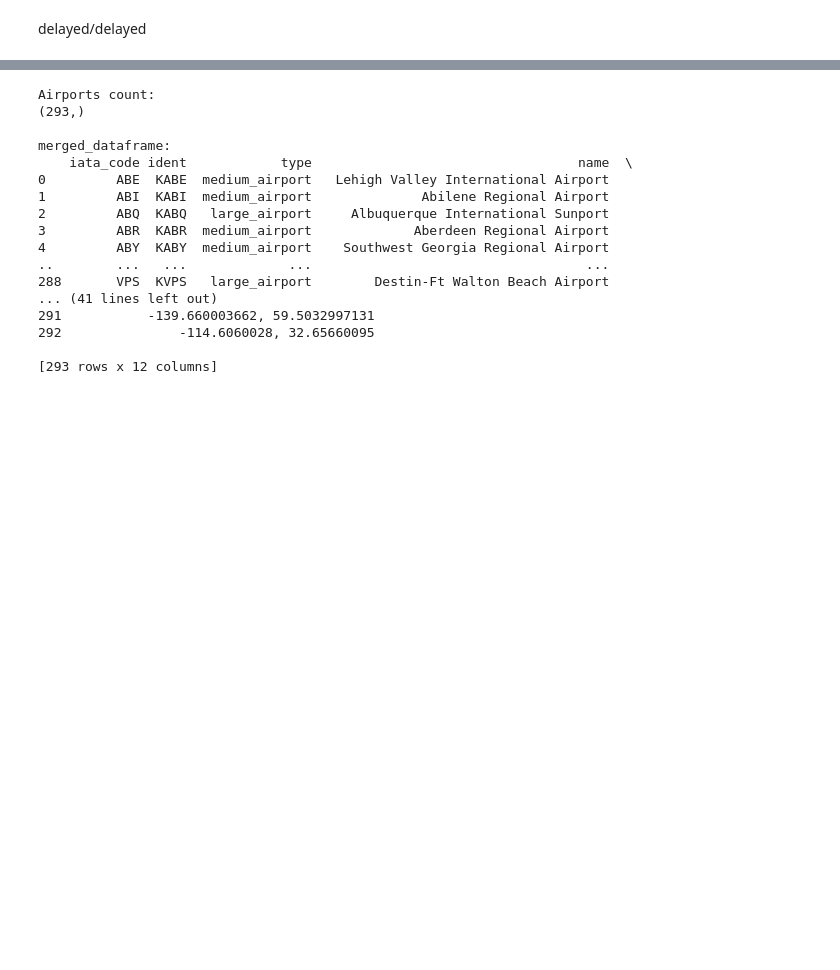
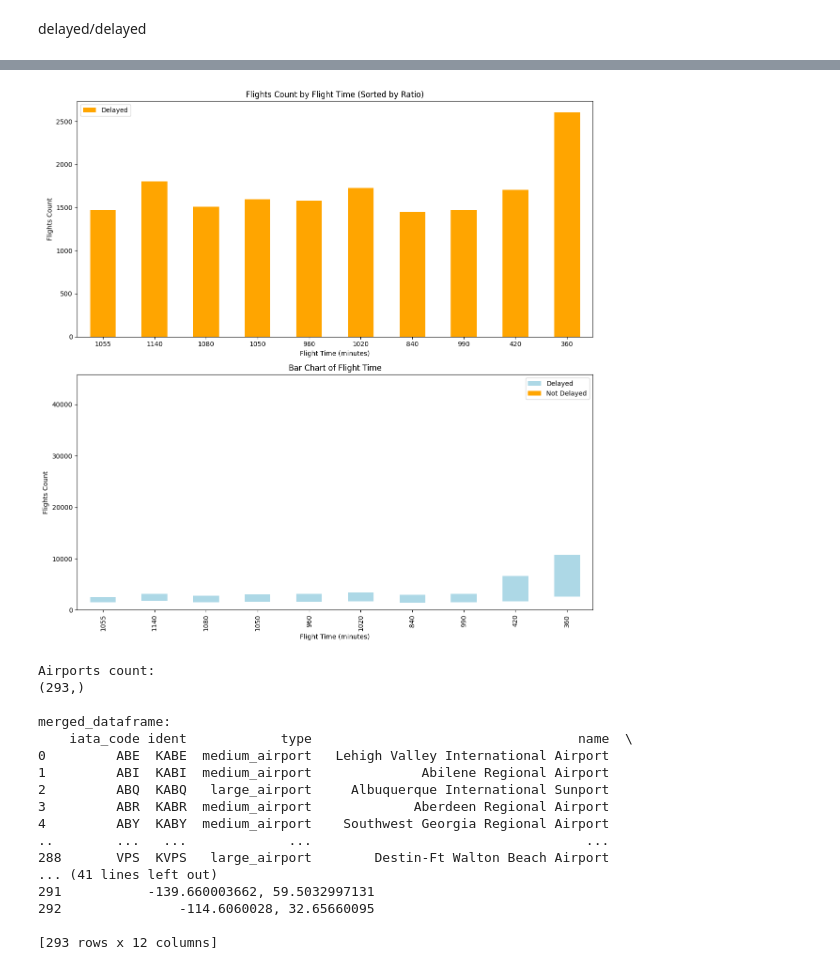
Before and after one commit to Timbo003/AT_IT, a Jupyter notebook: code.ipynb, the cells around one changed output, grey strips where cells are left out. Cells and saved outputs as stored; diff of their text form; code cells hidden in the pictures; blank space fills up the shorter version.

Commit message:
fixed graphes

```diff
--- a/code.ipynb
+++ b/code.ipynb
@@ -227,3 +242,35 @@ HA        1786   5578  0.470992
+# %%
+# Bar Chart of Flight Time and Delay Counts
+flight_time_counts = df.groupby('Time')['Delay'].agg(['sum', 'count']).nlargest(10, 'sum')
+flight_time_counts['ratio'] = flight_time_counts['sum'] / flight_time_counts['count']
+flight_time_counts = flight_time_counts.sort_values(by='ratio', ascending=False)
+
+# Create subplots
+fig, axes = plt.subplots(nrows=2, ncols=1, figsize=(12, 12))
+
+# Plot 1: Flights Count by Flight Time (Sorted by Ratio)
+flight_time_counts['sum'].plot(kind='bar', color=colors[0], ax=axes[0], label='Delayed')
+(flight_time_counts['count'] - flight_time_counts['sum']).plot(kind='bar', bottom=flight_time_counts['sum'], color=colors[1], label='Not Delayed')
+axes[0].set_xlabel('Flight Time (minutes)')
+axes[0].set_ylabel('Flights Count')
+axes[0].set_title('Flights Count by Flight Time (Sorted by Ratio)')
+axes[0].legend(['Delayed', 'Not Delayed'])
+axes[0].tick_params(axis='x', rotation=0)
+
+# Plot 2: Bar Chart of Flight Length
+axes[1].hist([df[df['Delay'] == 1]['Time'], df[df['Delay'] == 0]['Time']], bins=20, color=['orange', 'lightblue'], stacked=True)
+axes[1].set_xlabel('Flight Time (minutes)')
+axes[1].set_ylabel('Flights Count')
+axes[1].set_title('Bar Chart of Flight Time')
+axes[1].legend(['Delayed', 'Not Delayed'])
+
+# Adjust layout
+plt.tight_layout()
+
+# Show the plots
+plt.show()
+# %% [output]
+[figure, added]
 # %%
 dfFrom = df["AirportFrom"].unique()
 dfTo = df["AirportTo"].unique()
```
Also changed, not shown: parts of 2 cells of this notebook, 1 other file.
